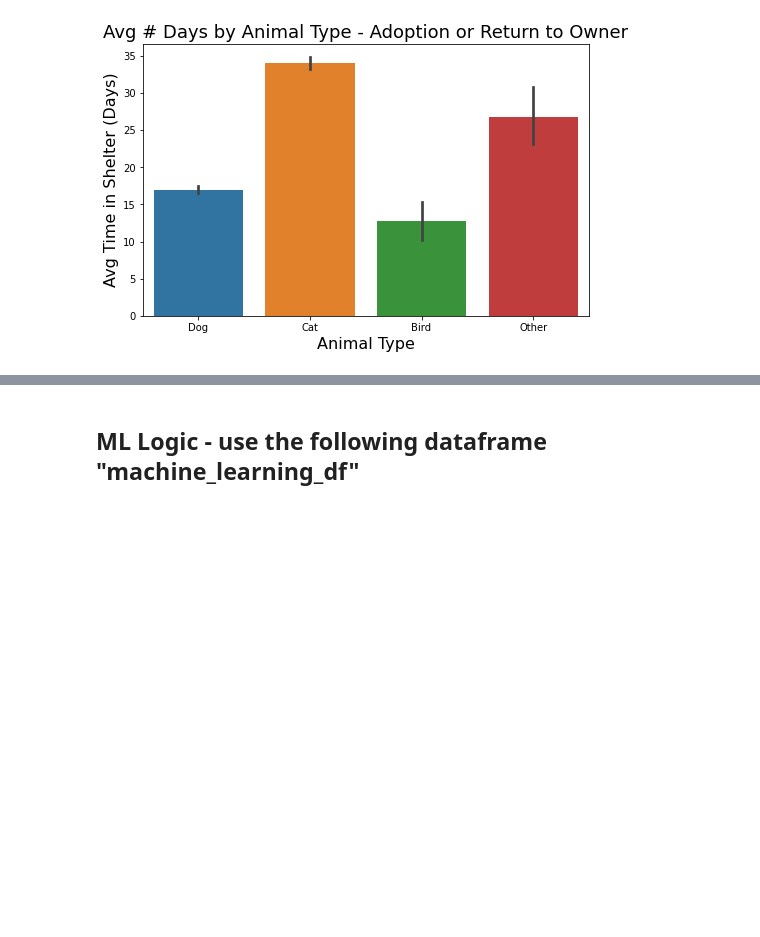
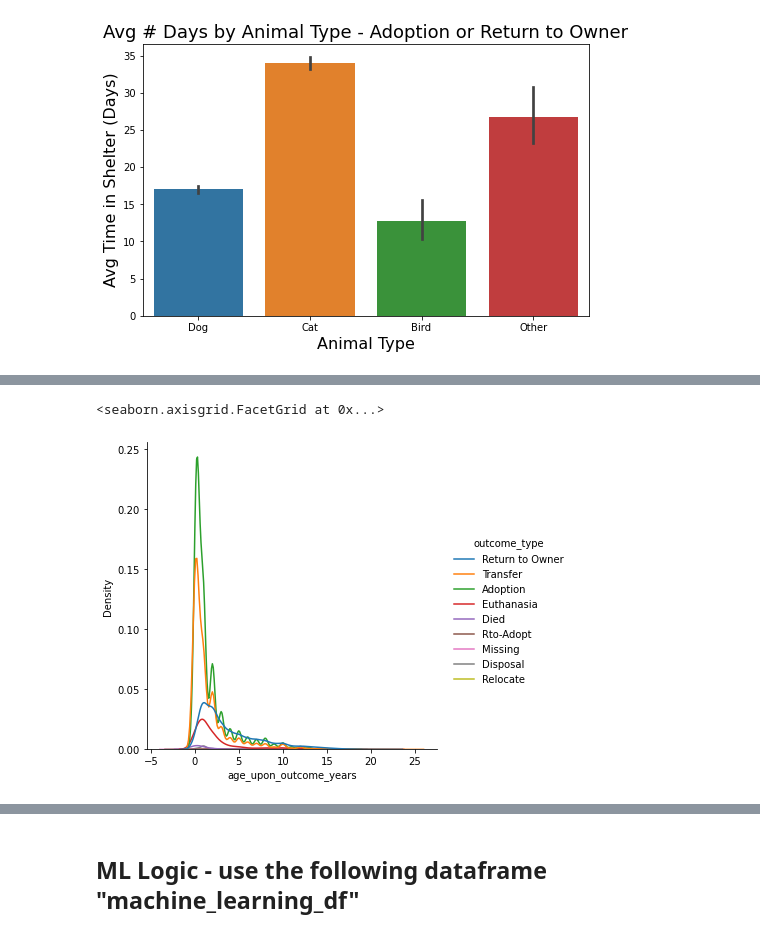
Before and after one commit to hookjamesa/austin_animal_shelter_analysis, a Jupyter notebook: Segment2_Merge1.ipynb, the cells around one changed output, grey strips where cells are left out. Saved outputs shown, nothing was run; the diff lists cells and outputs as text; code cells hidden in the pictures; blank space fills up the shorter version.

Commit message:
Added the exploratory charts from Elijah

```diff
--- a/Segment2_Merge1.ipynb
+++ b/Segment2_Merge1.ipynb
@@ -513,0 +536,5 @@ plt.yticks(fontsize=12);
+# %%
+# Connecting engine and retreiving db
+conn = engine.connect()
+
+full_df = pd.read_sql("SELECT * FROM \"raw_input_outcome\"", con=engine)
@@ -513,0 +583,3 @@ plt.yticks(fontsize=12);
+# %%
+# Dropping database.
+new_df = full_df.drop(columns=["outcome_subtype"])
@@ -513,0 +607,6 @@ plt.yticks(fontsize=12);
+# %%
+# Filtering
+df = new_df.filter(["animal_type", "age_upon_outcome", "outcome_type", "sex_upon_outcome", "age_upon_outcome_years",
+                    "age_upon_intake_years", "outcome_weekday", "intake_condition", "intake_type",
+                     "time_in_shelter_days"])
+df.head()
@@ -513,0 +620,6 @@ plt.yticks(fontsize=12);
+# %%
+# Visualize the data
+sns.displot(df, x="age_upon_outcome_years", hue="outcome_type", kind="kde")
+# %% [output]
+<seaborn.axisgrid.FacetGrid at 0x...>
+[figure, added]
```
Also changed, not shown: parts of 27 cells of this notebook.
